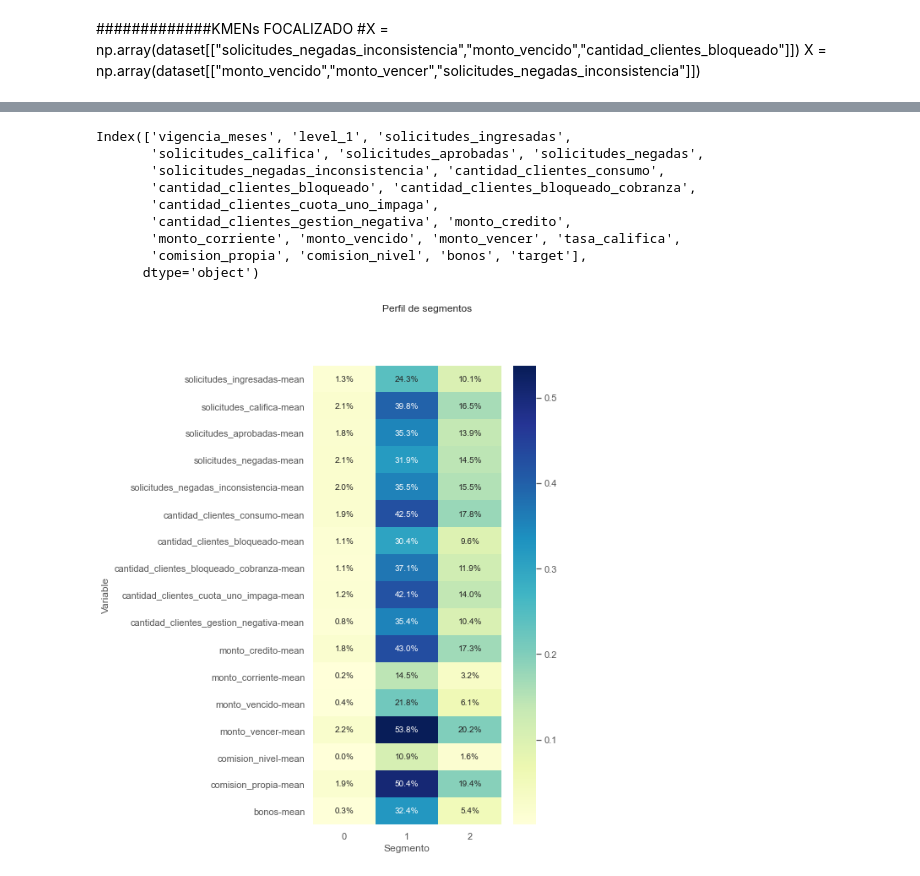
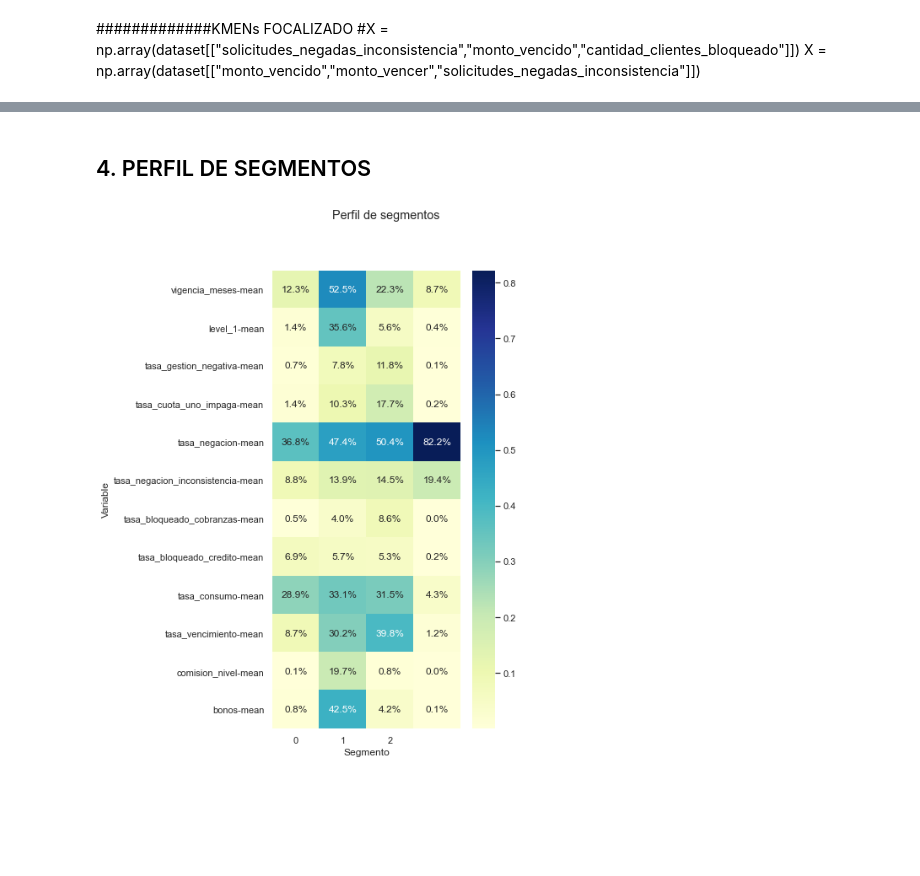
Before and after one commit to JSalao/DataScience, a Jupyter notebook: Final_fraude.ipynb, the cells around one changed output, grey strips where cells are left out. Saved outputs shown, nothing was run; the diff lists cells and outputs as text; code cells hidden in the pictures; blank space fills up the shorter version.

```diff
--- a/Final_fraude.ipynb
+++ b/Final_fraude.ipynb
@@ -183,3 +189,7 @@ Text(0.5, 1.0, 'MATRIZ DE CORRELACION VARIABLES')
+# %%
+#Dataset escalado para visualizacion
+
+df_normalized[df_normalized.columns]=escalar.transform(df_normalized[df_normalized.columns])
 # %%
 ####################################################3
 #DISTRIBUCION DE LOS DATOS
@@ -230,5 +242,5 @@ X = np.array(dataset[["monto_vencido","monto_vencer","solicitudes_negadas_incons
 # %%
-plt.rcParams["figure.figsize"] = (7, 7)
+plt.rcParams["figure.figsize"] = (5, 5)
 
 Nc = range(1, 10)
 kmeans = [KMeans(n_clusters=i) for i in Nc]
@@ -329,2 +318,4 @@ pred = kmeans.predict(data_scaled)
 # %%
-dataset.shape
+df_normalized['target'] = pred
+dataset['target'] = pred
+#dataset['target'] = dataset['target'].astype(object)
@@ -381,43 +330,30 @@ Name: target, dtype: int64
-# %%
-df.columns
-# %% [output]
-Index(['vigencia_meses', 'level_1', 'solicitudes_ingresadas',
-       'solicitudes_califica', 'solicitudes_aprobadas', 'solicitudes_negadas',
-       'solicitudes_negadas_inconsistencia', 'cantidad_clientes_consumo',
-       'cantidad_clientes_bloqueado', 'cantidad_clientes_bloqueado_cobranza',
-       'cantidad_clientes_cuota_uno_impaga',
-       'cantidad_clientes_gestion_negativa', 'monto_credito',
-       'monto_corriente', 'monto_vencido', 'monto_vencer', 'tasa_califica',
-       'comision_propia', 'comision_nivel', 'bonos', 'target'],
-      dtype='object')
+# %% [markdown]
+## 4. PERFIL DE SEGMENTOS
 # %%
-dataGrupo= df.groupby('target').agg({
-'solicitudes_ingresadas': [np.mean],
-'solicitudes_califica': [np.mean],
-'solicitudes_aprobadas': [np.mean],
-'solicitudes_negadas': [np.mean],
-'solicitudes_negadas_inconsistencia': [np.mean],
-'cantidad_clientes_consumo': [np.mean],
-'cantidad_clientes_bloqueado': [np.mean],
-'cantidad_clientes_bloqueado_cobranza': [np.mean],
-'cantidad_clientes_cuota_uno_impaga': [np.mean],
-'cantidad_clientes_gestion_negativa': [np.mean],
-'monto_credito': [np.mean],
-'monto_corriente': [np.mean],
-'monto_vencido': [np.mean],
-'monto_vencer': [np.mean],
-'monto_vencer': [np.mean],
-'comision_nivel': [np.mean],
-     'comision_propia': [np.mean],
+
+#Proporción de segmentos
+dataGrupo= df_normalized.groupby('target').agg({
+    'vigencia_meses': [np.mean],
+'level_1': [np.mean],
+'tasa_gestion_negativa': [np.mean],
+'tasa_cuota_uno_impaga': [np.mean],
+'tasa_negacion': [np.mean],
+'tasa_negacion_inconsistencia': [np.mean],
+'tasa_bloqueado_cobranzas': [np.mean],
+'tasa_bloqueado_credito': [np.mean],
+'tasa_consumo': [np.mean],
+'tasa_vencimiento': [np.mean],
+    'comision_nivel': [np.mean],
 'bonos': [np.mean]
 })
 # %%
 fig, ax = plt.subplots(figsize=(5,10))
 _=sns.heatmap(np.transpose(dataGrupo) ,annot=True,fmt=".1%",cmap="YlGnBu",
 xticklabels = ["0","1","2"])#
 _=plt.yticks(rotation=0)
 _=plt.xlabel("Segmento")
 _=plt.ylabel("Variable")
 _=plt.suptitle("Perfil de segmentos")
+_=plt.savefig("Correlaciones Pearson.jpg")
 # %% [output]
-[figure, old version]
+[figure, new version]
```
Also changed, not shown: parts of 75 cells of this notebook, 4 other files.
